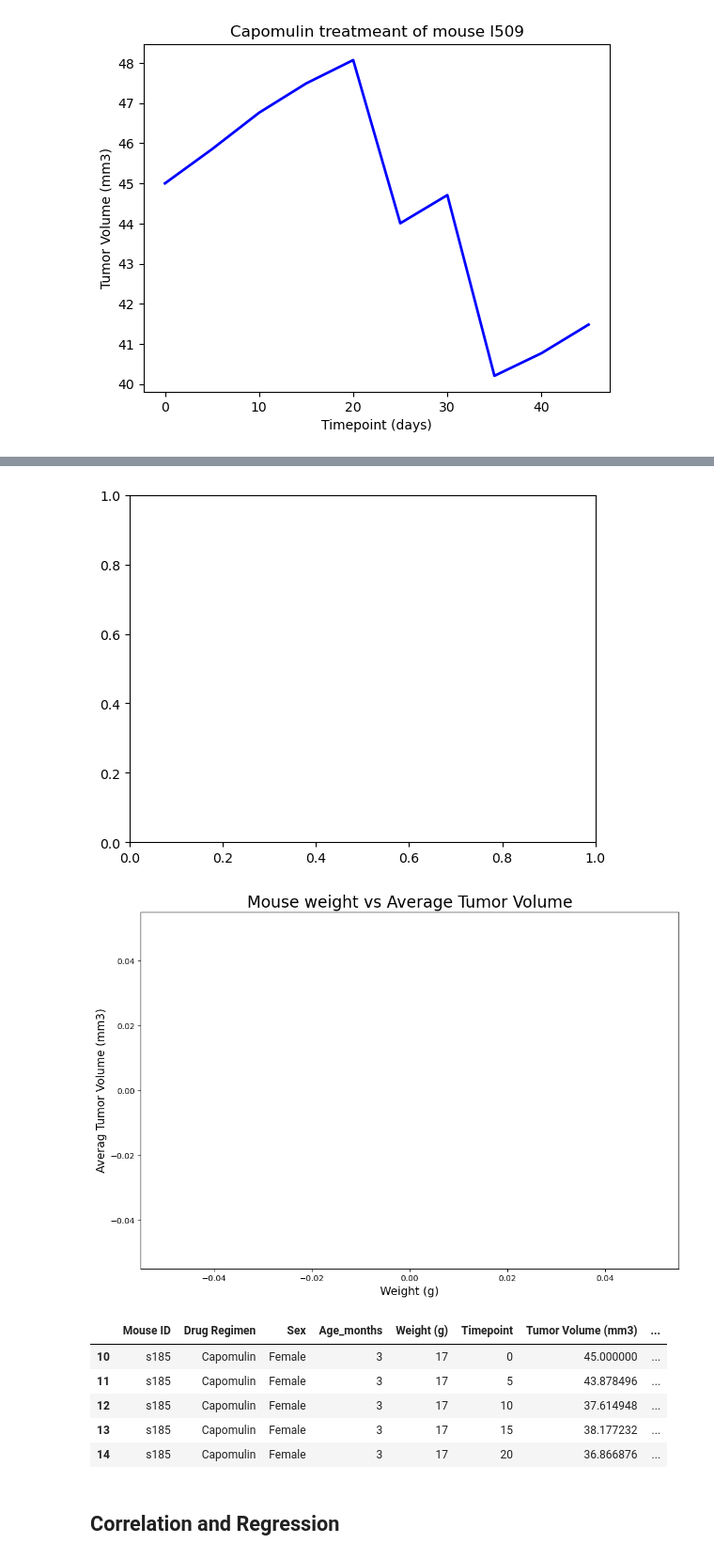
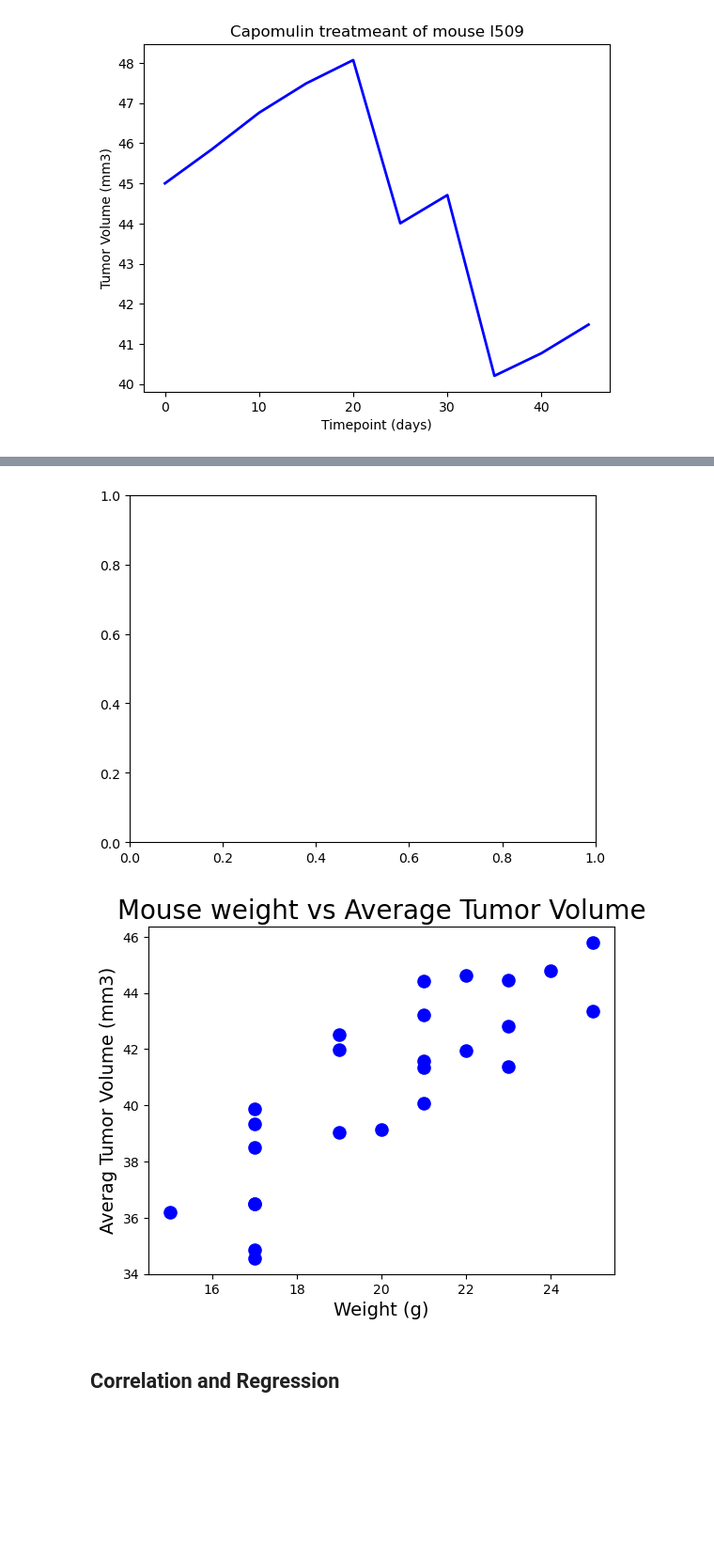
Before and after one commit to desaikx2/Pymaceuticals, a Jupyter notebook: Pymaceuticals/pymaceuticals_starter.ipynb, the cells around one changed output, grey strips where cells are left out. Shown at 94% size. Saved outputs shown, nothing was run; the diff lists cells and outputs as text; code cells hidden in the pictures; blank space fills up the shorter version.

```diff
--- a/Pymaceuticals/pymaceuticals_starter.ipynb
+++ b/Pymaceuticals/pymaceuticals_starter.ipynb
@@ -290,16 +290,14 @@ Text(0, 0.5, 'Tumor Volume (mm3)')
 fig1, ax1 = plt.subplots()
 CapomulindataFrame2 = cleandataFrame.loc[cleandataFrame["Drug Regimen"] == "Capomulin",:]
 CapomulindataFrame2.head()
-print(CapomulindataFrame2.dtypes)
-numbericdataFrame = CapomulindataFrame2.apply(pd.to_numeric, errors='coerce')
-numbericdataFrame.head()
-averageCapomulinData = numbericdataFrame.groupby(['Mouse ID']).mean()
-fig1, ax1 = plt.subplots(figsize=(12, 8))
+
+averageCapomulinData = CapomulindataFrame2.groupby(['Mouse ID']).agg({'Weight (g)': 'mean', 'Tumor Volume (mm3)': 'mean'})
+
+fig1, ax1 = plt.subplots()
 marker_size=14
 plt.scatter(averageCapomulinData['Weight (g)'],averageCapomulinData['Tumor Volume (mm3)'],s=90, color="blue")
 plt.title("Mouse weight vs Average Tumor Volume",fontsize =20)
 plt.xlabel("Weight (g)",fontsize =14)
 plt.ylabel("Averag Tumor Volume (mm3)",fontsize =14)
 plt.show()
-CapomulindataFrame2.head()
 # %% [output]
@@ -315,11 +304,5 @@ dtype: object
 [figure]
-[figure, old version]
+[figure, new version]
-|  | Mouse ID | Drug Regimen | Sex | Age_months | Weight (g) | Timepoint | Tumor Volume (mm3) | ... |
-| 10 | s185 | Capomulin | Female | 3 | 17 | 0 | 45.000000 | ... |
-| 11 | s185 | Capomulin | Female | 3 | 17 | 5 | 43.878496 | ... |
-| 12 | s185 | Capomulin | Female | 3 | 17 | 10 | 37.614948 | ... |
-| 13 | s185 | Capomulin | Female | 3 | 17 | 15 | 38.177232 | ... |
-| 14 | s185 | Capomulin | Female | 3 | 17 | 20 | 36.866876 | ... |
 # %% [markdown]
 ## Correlation and Regression
 # %%
```
Also changed, not shown: parts of 2 cells of this notebook.
